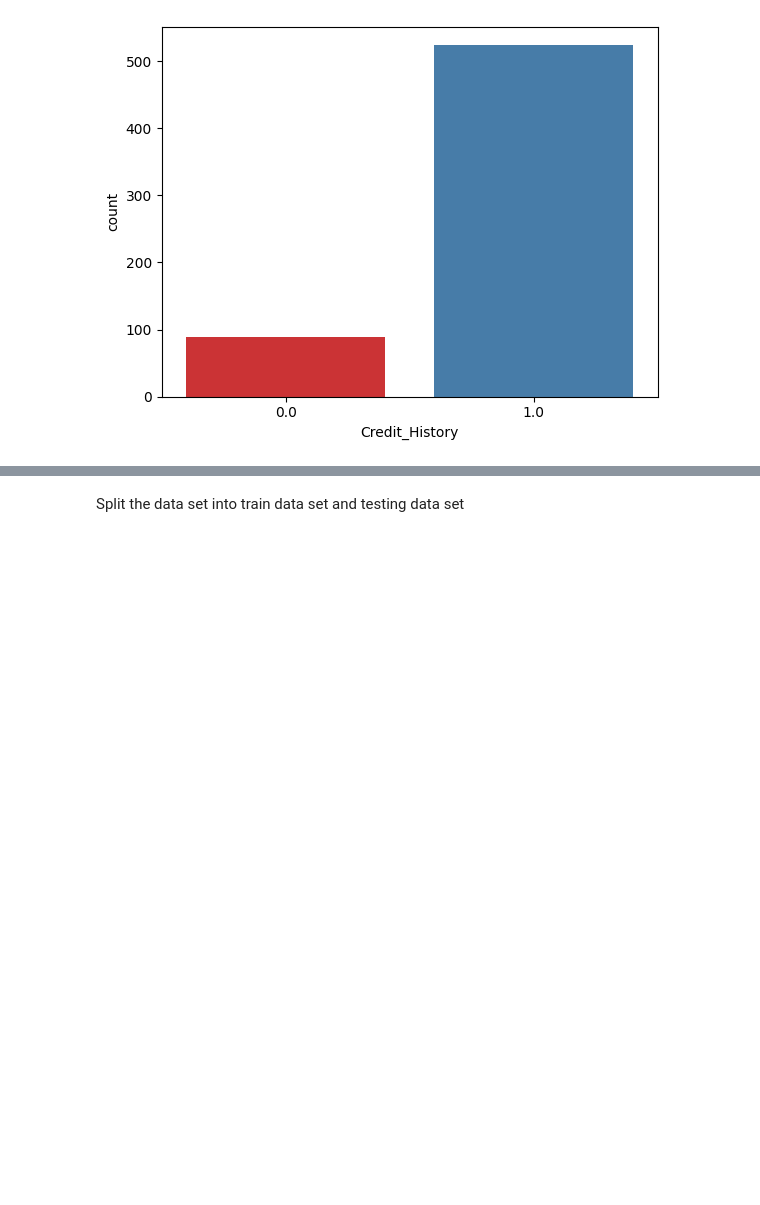
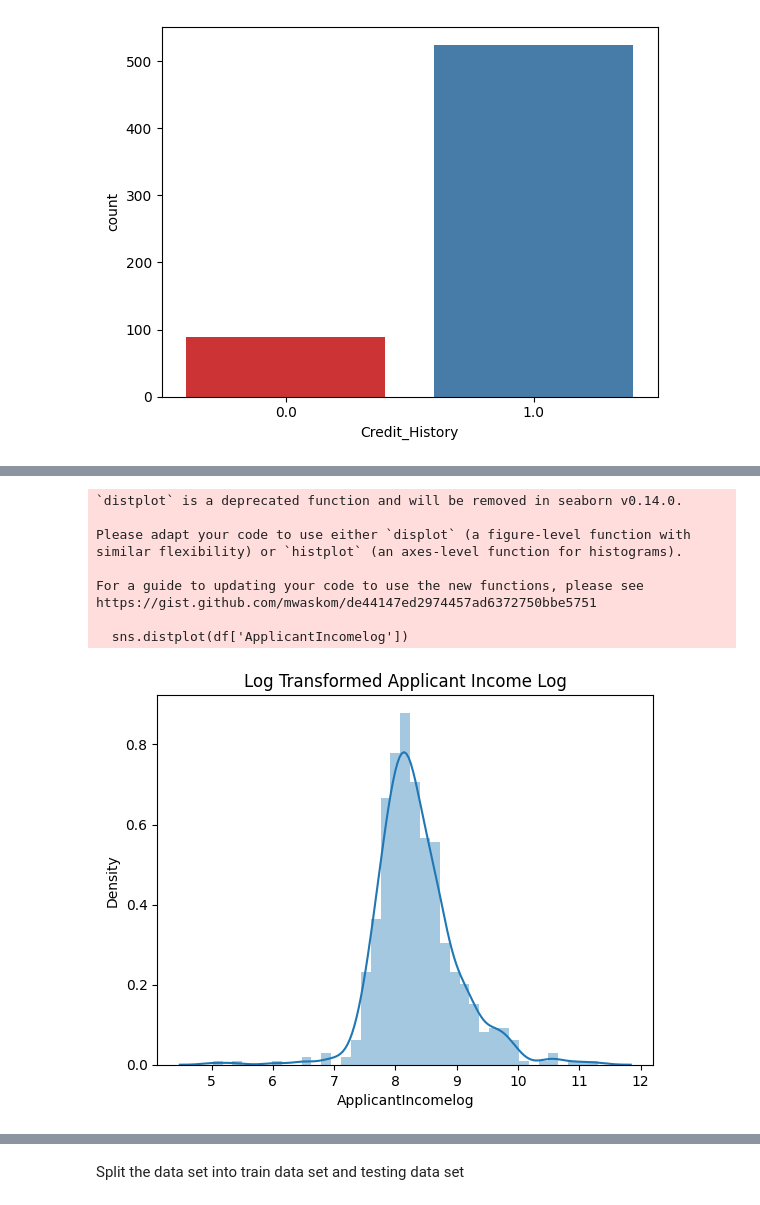
Before and after one commit to DilinaCP/Loan-Prediction-Machine-Learning, a Jupyter notebook: Loan-Prediction-Machine-Learning.ipynb, the cells around one changed output, grey strips where cells are left out. Cells and saved outputs as stored; diff of their text form; code cells hidden in the pictures; blank space fills up the shorter version.

```diff
--- a/Loan-Prediction-Machine-Learning.ipynb
+++ b/Loan-Prediction-Machine-Learning.ipynb
@@ -349,0 +350,4 @@ Passing `palette` without assigning `hue` is deprecated and will be removed in v
+# %%
+##Total applicant Income
+df['Total_Applicant']= df['ApplicantIncome'] +df['CoapplicantIncome']
+df.head()
@@ -349,0 +361,17 @@ Passing `palette` without assigning `hue` is deprecated and will be removed in v
+# %%
+##Apply log transforamtion
+df['ApplicantIncomelog'] = np.log(df['ApplicantIncome'] + 1)
+sns.distplot(df['ApplicantIncomelog'])
+plt.title("Log Transformed Applicant Income Log")
+plt.show()
+# %% [output]
+`distplot` is a deprecated function and will be removed in seaborn v0.14.0.
+
+Please adapt your code to use either `displot` (a figure-level function with
+similar flexibility) or `histplot` (an axes-level function for histograms).
+
+For a guide to updating your code to use the new functions, please see
+https://gist.github.com/mwaskom/de44147ed2974457ad6372750bbe5751
+
+  sns.distplot(df['ApplicantIncomelog'])
+[figure, added]
```
Also changed, not shown: parts of 61 cells of this notebook, 2 other files.
